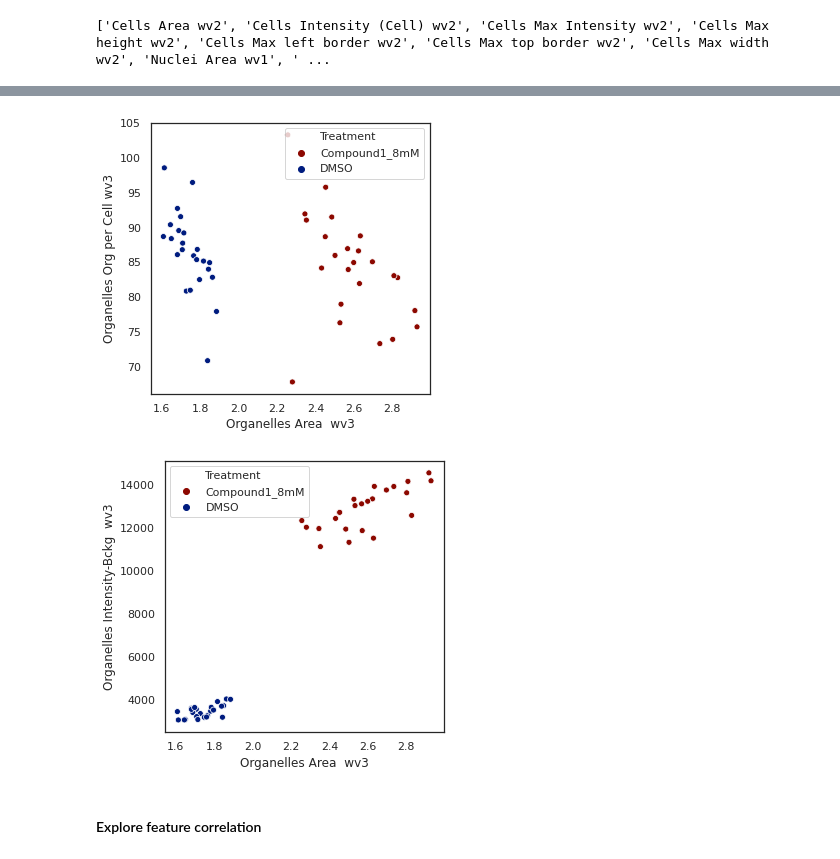
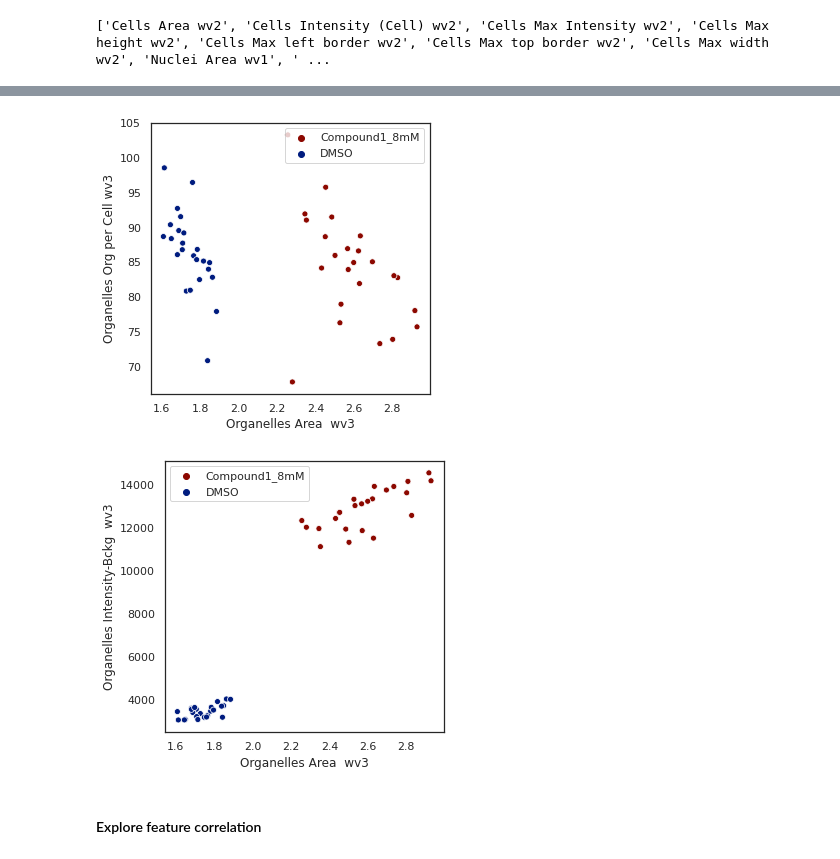
Before and after one commit to disc04/simplydrug, a Jupyter notebook: hts_notebooks/04b_imaging_assay_development.ipynb, the cells around one changed output, grey strips where cells are left out. Saved outputs shown, nothing was run; the diff lists cells and outputs as text; code cells hidden in the pictures.

```diff
--- a/hts_notebooks/04b_imaging_assay_development.ipynb
+++ b/hts_notebooks/04b_imaging_assay_development.ipynb
@@ -445,19 +444,19 @@ plt.show()
 # %%
 fig = plt.figure(figsize = (5,5))
-ax = sns.scatterplot(x = 'Organelles Area  wv3', y = 'Organelles Org per Cell wv3', hue = 'Treatment',
+ax = sns.scatterplot(x = 'Organelles Area  wv3', y = 'Organelles Org per Cell wv3', hue = selected_data['Treatment'].values,
                      data = selected_data, palette = ['r', 'b'])
 plt.savefig(path + '//' + 'scatter3.png', bbox_inches = 'tight', dpi = 600)
 plt.show()
 # %% [output]
-[figure, old version]
+[figure, new version]
 # %%
 fig = plt.figure(figsize = (5,5))
-ax = sns.scatterplot(x = 'Organelles Area  wv3', y = 'Organelles Intensity-Bckg  wv3', hue = 'Treatment',
+ax = sns.scatterplot(x = 'Organelles Area  wv3', y = 'Organelles Intensity-Bckg  wv3', hue = selected_data['Treatment'].values,
                      data = selected_data, palette = ['r', 'b'])
 plt.savefig(path + '//' + 'scatter4.png', bbox_inches = 'tight', dpi = 600)
 plt.show()
 # %% [output]
-[figure, old version]
+[figure, new version]
 # %% [markdown]
 #### Explore feature correlation
 # %%
```
Also changed, not shown: parts of 8 cells of this notebook, 6 other files.
